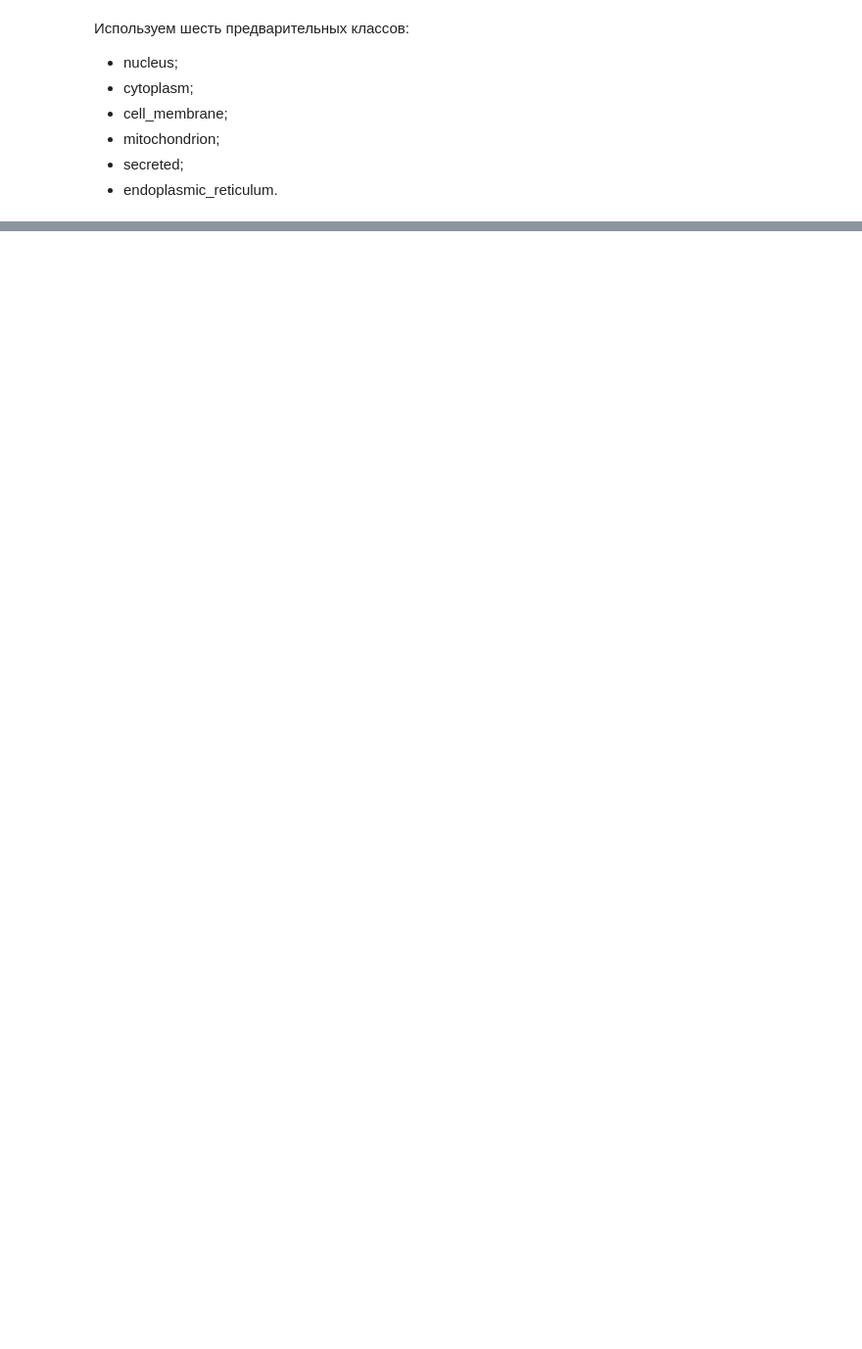
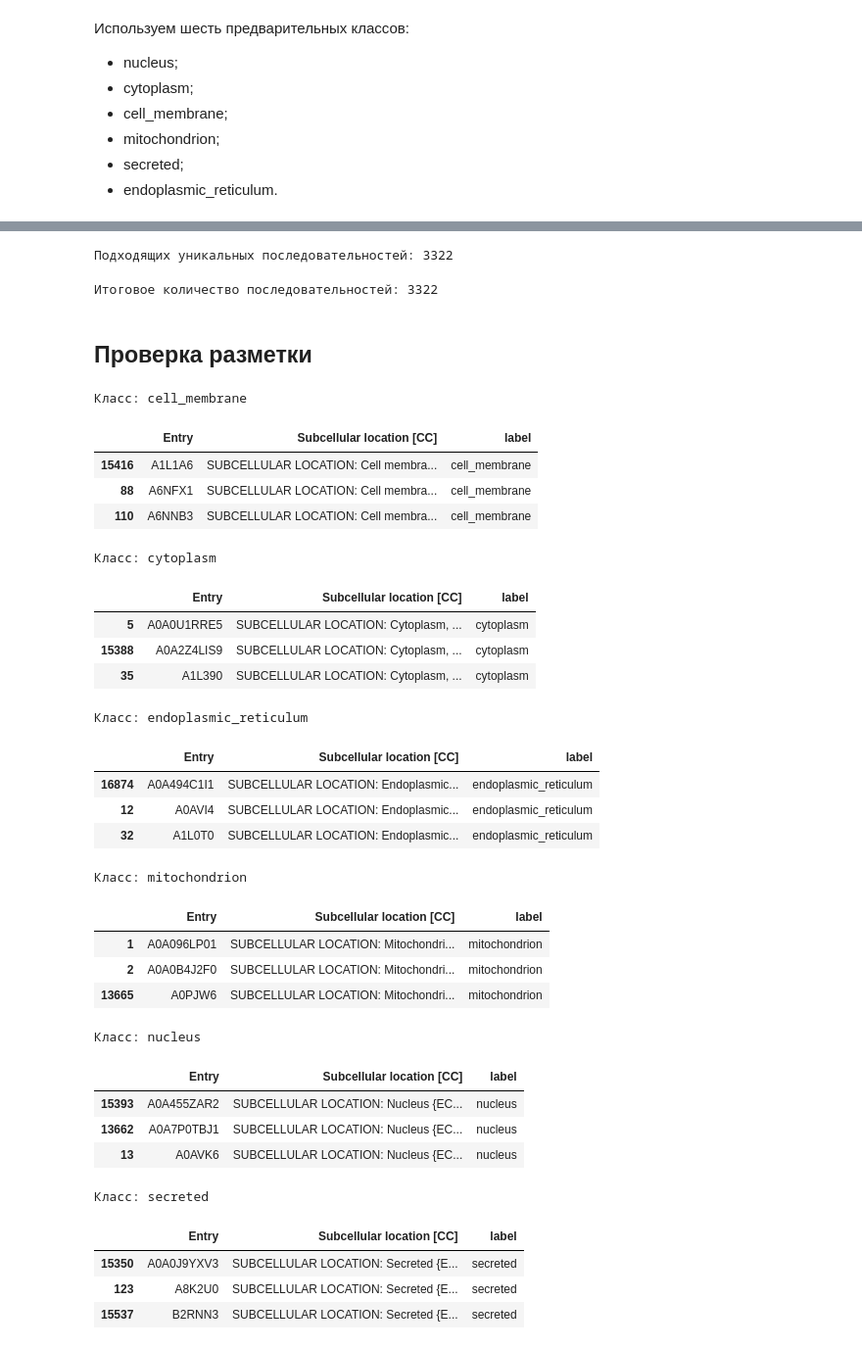
Before and after one commit to EnemyOfDeath7/protein-localization-project, a Jupyter notebook: notebooks/02_label_preparation_and_cleaning.ipynb.ipynb, the cells around one changed output, grey strips where cells are left out. Shown at 98% size. Drawn from its saved outputs; the diff is of its cells as text; code cells hidden in the pictures; blank space fills up the shorter version.

```diff
--- a/notebooks/02_label_preparation_and_cleaning.ipynb.ipynb
+++ b/notebooks/02_label_preparation_and_cleaning.ipynb.ipynb
@@ -144,3 +118,10 @@ def get_class(location):
 
 Если указана неизвестная локализация или несколько разных классов,
 запись пока откладываем.
+# %%
+df["label"] = df["locations"].apply(get_label)
+
+print("Записей с предварительной меткой:", df["label"].notna().sum())
+print("Записей без метки:", df["label"].isna().sum())
+
+df["label"]
@@ -146,0 +174,73 @@ def get_class(location):
+# %%
+groups = df.groupby("Sequence").agg(
+    records=("Entry", "size"),
+    labeled_records=("label", "count"),
+    different_labels=("label", "nunique")
+)
+
+good_sequences = groups.index[
+    (groups["records"] == groups["labeled_records"])
+    & (groups["different_labels"] == 1)
+]
+
+print("Подходящих уникальных последовательностей:", len(good_sequences))
+# %% [output]
+Подходящих уникальных последовательностей: 3322
+# %%
+isoform_sequences = set(df_isoforms["Sequence"].dropna())
+
+good_sequences = [
+    sequence
+    for sequence in good_sequences
+    if sequence not in isoform_sequences
+]
+
+df_clean = (
+    df.loc[df["Sequence"].isin(good_sequences)]
+    .sort_values("Entry")
+    .drop_duplicates(subset="Sequence")
+    .copy()
+)
+
+print("Итоговое количество последовательностей:", len(df_clean))
+# %% [output]
+Итоговое количество последовательностей: 3322
+# %% [markdown]
+## Проверка разметки
+# %%
+with pd.option_context("display.max_colwidth", None):
+    for label in sorted(df_clean["label"].unique()):
+        print("\nКласс:", label)
+
+        display(df_clean.loc[df_clean["label"] == label, ["Entry", "Subcellular location [CC]", "label"]].head(3))
+# %% [output]
+Класс: cell_membrane
+|  | Entry | Subcellular location [CC] | label |
+| 15416 | A1L1A6 | SUBCELLULAR LOCATION: Cell membra... | cell_membrane |
+| 88 | A6NFX1 | SUBCELLULAR LOCATION: Cell membra... | cell_membrane |
+| 110 | A6NNB3 | SUBCELLULAR LOCATION: Cell membra... | cell_membrane |
+Класс: cytoplasm
+|  | Entry | Subcellular location [CC] | label |
+| 5 | A0A0U1RRE5 | SUBCELLULAR LOCATION: Cytoplasm, ... | cytoplasm |
+| 15388 | A0A2Z4LIS9 | SUBCELLULAR LOCATION: Cytoplasm, ... | cytoplasm |
+| 35 | A1L390 | SUBCELLULAR LOCATION: Cytoplasm, ... | cytoplasm |
+Класс: endoplasmic_reticulum
+|  | Entry | Subcellular location [CC] | label |
+| 16874 | A0A494C1I1 | SUBCELLULAR LOCATION: Endoplasmic... | endoplasmic_reticulum |
+| 12 | A0AVI4 | SUBCELLULAR LOCATION: Endoplasmic... | endoplasmic_reticulum |
+| 32 | A1L0T0 | SUBCELLULAR LOCATION: Endoplasmic... | endoplasmic_reticulum |
+Класс: mitochondrion
+|  | Entry | Subcellular location [CC] | label |
+| 1 | A0A096LP01 | SUBCELLULAR LOCATION: Mitochondri... | mitochondrion |
+| 2 | A0A0B4J2F0 | SUBCELLULAR LOCATION: Mitochondri... | mitochondrion |
+| 13665 | A0PJW6 | SUBCELLULAR LOCATION: Mitochondri... | mitochondrion |
+Класс: nucleus
+|  | Entry | Subcellular location [CC] | label |
+| 15393 | A0A455ZAR2 | SUBCELLULAR LOCATION: Nucleus {EC... | nucleus |
+| 13662 | A0A7P0TBJ1 | SUBCELLULAR LOCATION: Nucleus {EC... | nucleus |
+| 13 | A0AVK6 | SUBCELLULAR LOCATION: Nucleus {EC... | nucleus |
+Класс: secreted
+|  | Entry | Subcellular location [CC] | label |
+| 15350 | A0A0J9YXV3 | SUBCELLULAR LOCATION: Secreted {E... | secreted |
+| 123 | A8K2U0 | SUBCELLULAR LOCATION: Secreted {E... | secreted |
+| 15537 | B2RNN3 | SUBCELLULAR LOCATION: Secreted {E... | secreted |
```
Also changed, not shown: parts of 14 cells of this notebook, 2 other files.
